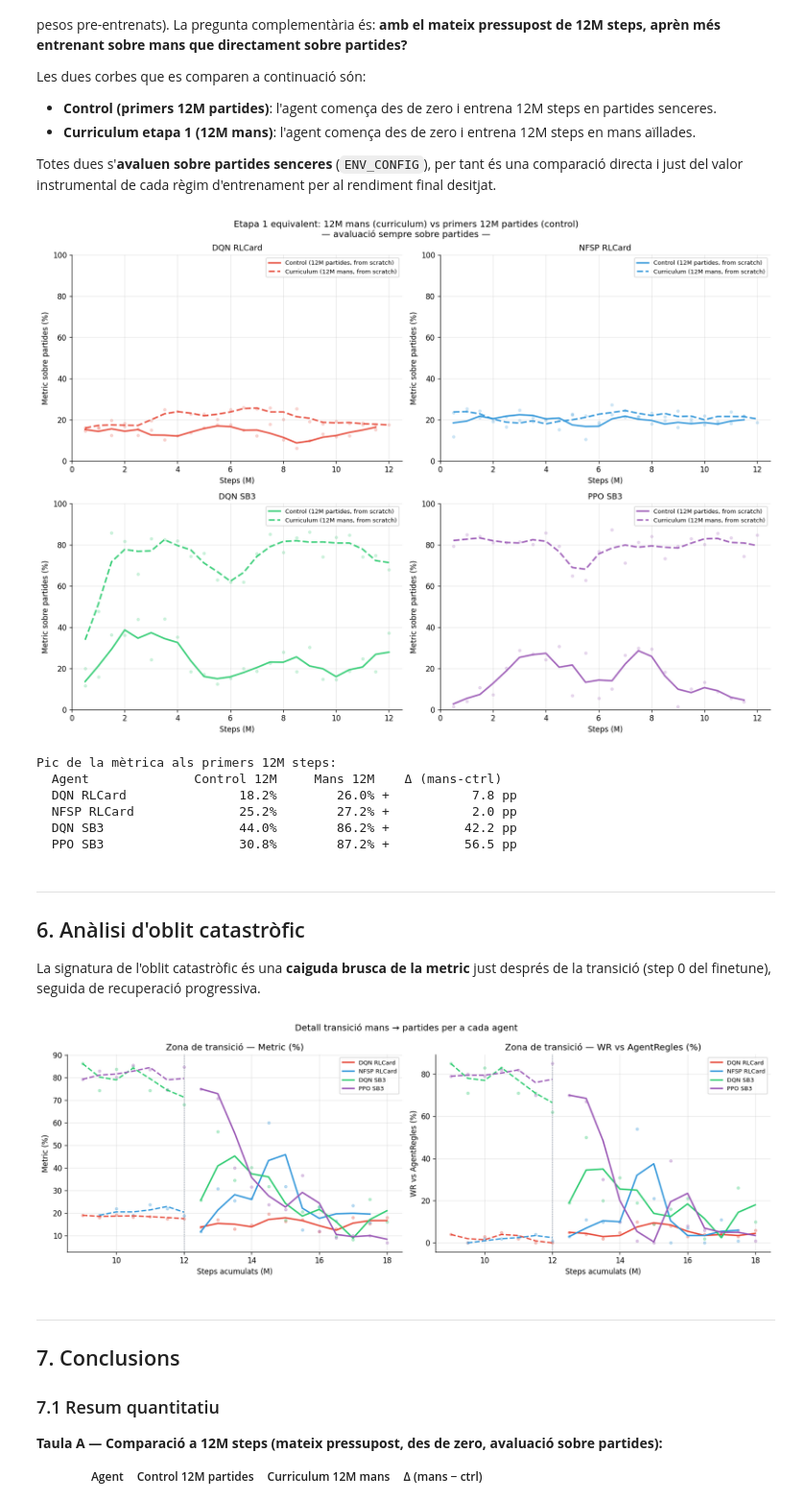
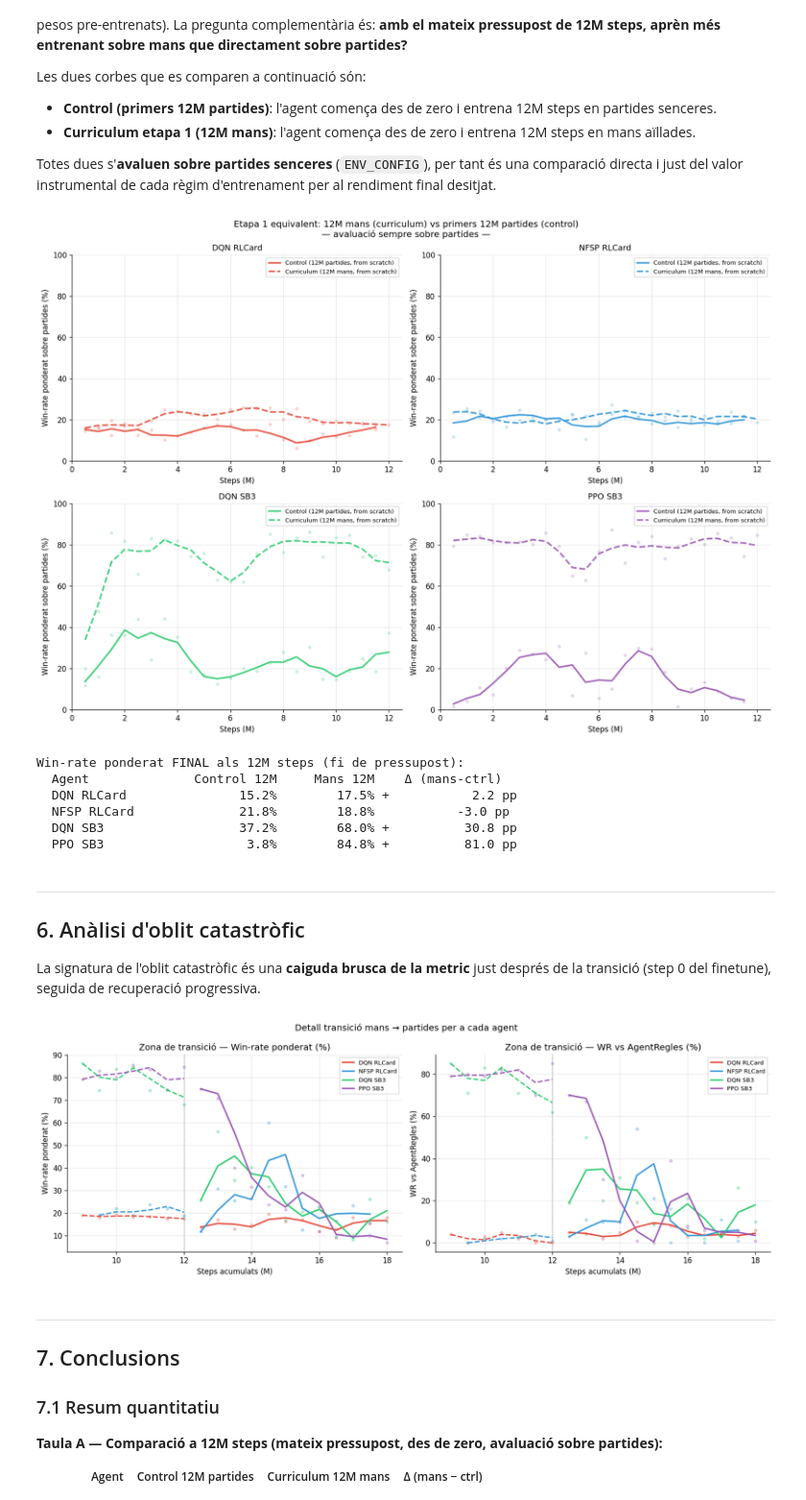
Before and after one commit to JoFeF08/TFG_Doc, a Jupyter notebook: notebooks/2_curriculum_learning/comparacio_fase2.ipynb, the cells around one changed output. Shown at 96% size. Drawn from its saved outputs; the diff is of its cells as text; code cells hidden in the pictures.

Commit message:
revisio primers blocs

```diff
--- a/notebooks/2_curriculum_learning/comparacio_fase2.ipynb
+++ b/notebooks/2_curriculum_learning/comparacio_fase2.ipynb
@@ -238,8 +238,8 @@ if dades_mans or dades_partides:
 
         ax.set_title(LABELS[agent], fontsize=11)
         ax.set_xlabel('Steps acumulats (M)')
-        ax.set_ylabel('Metric (%)')
-        ax.legend(fontsize=8)
+        ax.set_ylabel('Win-rate ponderat (%)')
+        ax.legend(fontsize=8, loc='upper right')
         ax.set_ylim(0, 100)
 
     plt.tight_layout()
@@ -255,7 +255,7 @@ else:
 # %%
 if dades_control and dades_partides:
     fig, axes = plt.subplots(2, 2, figsize=(14, 10))
-    fig.suptitle('Control vs Curriculum — Metric final als 12M steps de partides',
+    fig.suptitle('Control vs Curriculum — Win-rate ponderat als 12M steps de partides',
                  fontsize=12)
 
     for ax, agent in zip(axes.flat, AGENTS):
@@ -279,8 +279,8 @@ if dades_control and dades_partides:
 
         ax.set_title(LABELS[agent], fontsize=11)
         ax.set_xlabel('Steps en partides (M)')
-        ax.set_ylabel('Metric (%)')
-        ax.legend(fontsize=8)
+        ax.set_ylabel('Win-rate ponderat (%)')
+        ax.legend(fontsize=8, loc='upper right')
         ax.set_ylim(0, 100)
 
     plt.tight_layout()
@@ -330,15 +330,15 @@ if dades_control and dades_mans:
 
         ax.set_title(LABELS[agent], fontsize=11)
         ax.set_xlabel('Steps (M)')
-        ax.set_ylabel('Metric sobre partides (%)')
-        ax.legend(fontsize=8, loc='best')
+        ax.set_ylabel('Win-rate ponderat sobre partides (%)')
+        ax.legend(fontsize=8, loc='upper right')
         ax.set_ylim(0, 100)
         ax.set_xlim(0, 12.5)
 
     plt.tight_layout()
     plt.show()
 
-    print('Pic de la mètrica als primers 12M steps:')
+    print('Win-rate ponderat FINAL als 12M steps (fi de pressupost):')
     print(f'  {"Agent":<15} {"Control 12M":>14} {"Mans 12M":>12} {"Δ (mans-ctrl)":>16}')
     for agent in AGENTS:
         dc = dades_control.get(agent)
@@ -346,23 +346,23 @@ if dades_control and dades_mans:
         if dc is None or dm is None:
             continue
         dc_12m = dc[dc['step'] <= 12_000_000]
-        ctrl_best = dc_12m['eval_metric'].max()
-        mans_best = dm['eval_metric'].max()
-        delta = mans_best - ctrl_best
+        ctrl_final = dc_12m['eval_metric'].iloc[-1]
+        mans_final = dm['eval_metric'].iloc[-1]
+        delta = mans_final - ctrl_final
         sign = '+' if delta >= 0 else ''
-        print(f'  {LABELS[agent]:<15} {ctrl_best:>13.1f}% {mans_best:>11.1f}% {sign}{delta:>14.1f} pp')
+        print(f'  {LABELS[agent]:<15} {ctrl_final:>13.1f}% {mans_final:>11.1f}% {sign}{delta:>14.1f} pp')
 elif not dades_control:
     print('Falten dades del grup control.')
 elif not dades_mans:
     print('Falten dades de les mans.')
 # %% [output]
-[figure, old version]
+[figure, new version]
-Pic de la mètrica als primers 12M steps:
+Win-rate ponderat FINAL als 12M steps (fi de pressupost):
   Agent              Control 12M     Mans 12M    Δ (mans-ctrl)
-  DQN RLCard               18.2%        26.0% +           7.8 pp
-  NFSP RLCard              25.2%        27.2% +           2.0 pp
-  DQN SB3                  44.0%        86.2% +          42.2 pp
-  PPO SB3                  30.8%        87.2% +          56.5 pp
+  DQN RLCard               15.2%        17.5% +           2.2 pp
+  NFSP RLCard              21.8%        18.8%           -3.0 pp
+  DQN SB3                  37.2%        68.0% +          30.8 pp
+  PPO SB3                   3.8%        84.8% +          81.0 pp
 # %% [markdown]
 ---
 
@@ -375,7 +375,7 @@ if dades_mans and dades_partides:
 
     for ax, col_y, titol in zip(axes,
                                 ['eval_metric', 'eval_wr_regles'],
-                                ['Metric (%)', 'WR vs AgentRegles (%)']):
+                                ['Win-rate ponderat (%)', 'WR vs AgentRegles (%)']):
         for agent in AGENTS:
             col = COLORS[agent]
             dm  = dades_mans.get(agent)
@@ -383,35 +383,35 @@ if dades_mans and dades_partides:
 
             if dm is None or dp is None:
                 continue
 
             mans_max = dm['step'].max()
             # Últims 3M de mans + primers 6M de partides (zona de transició)
             dm_tail = dm[dm['step'] >= mans_max * 0.75]
             dp_head = dp[dp['step'] <= dp['step'].max() * 0.5]
 
             s_tail = dm_tail['step'] / 1e6
             s_head = dp_head['step'] / 1e6 + mans_max / 1e6
 
             ax.scatter(s_tail, dm_tail[col_y], color=col, alpha=0.3, s=12)
             ax.plot(s_tail, suavitzar(dm_tail[col_y], 2), color=col,
                     linestyle='--', linewidth=1.8)
             ax.scatter(s_head, dp_head[col_y], color=col, alpha=0.3, s=12)
             ax.plot(s_head, suavitzar(dp_head[col_y], 2), color=col,
                     linestyle='-', linewidth=2.0, label=LABELS[agent])
 
             ax.axvline(mans_max / 1e6, color=col, linestyle=':', linewidth=0.8, alpha=0.5)
 
         ax.set_xlabel('Steps acumulats (M)')
         ax.set_ylabel(titol)
         ax.set_title(f'Zona de transició — {titol}')
-        ax.legend(fontsize=8)
+        ax.legend(fontsize=8, loc='upper right')
 
     plt.tight_layout()
     plt.show()
 else:
     print('Sense dades de curriculum per a l\'anàlisi de transició.')
 # %% [output]
-[figure, old version]
+[figure, new version]
 # %% [markdown]
 ---
 
```
Also changed, not shown: parts of 4 cells of this notebook, 5 other files.
